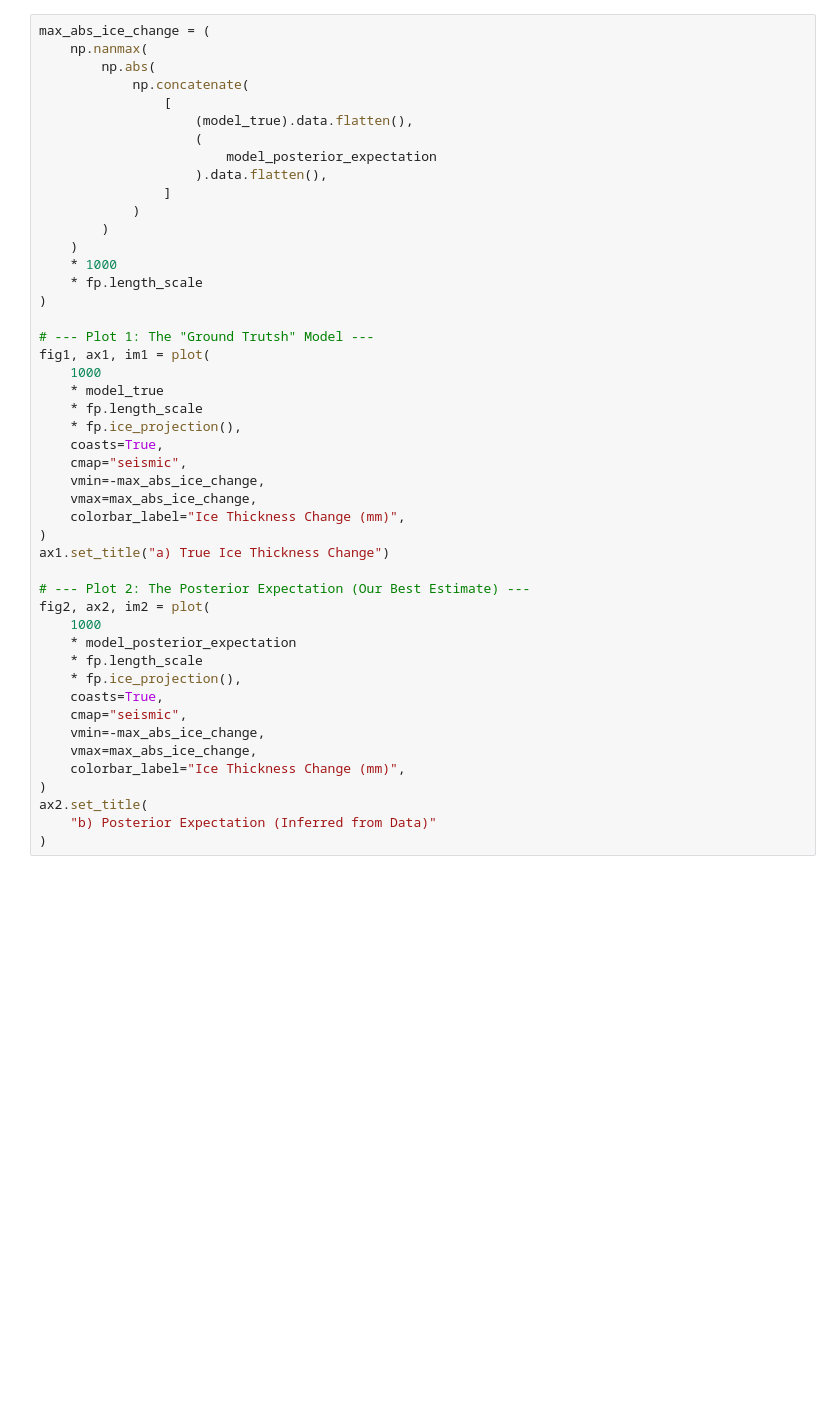
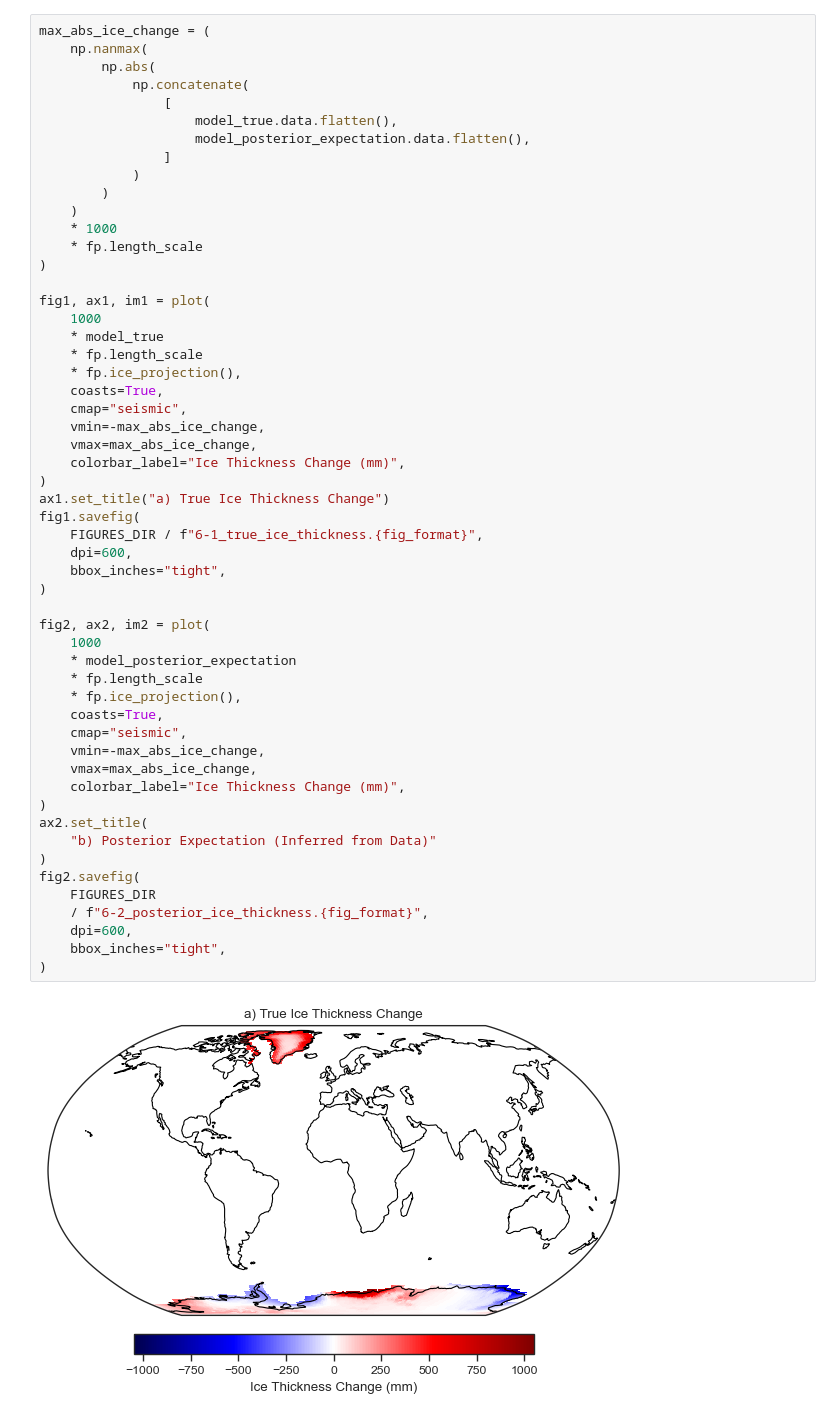
Before and after one commit to 0thomasholland/Part_III_Project, a Jupyter notebook: notebooks/06 - Simple Inversion.ipynb, the cells around one changed output. Drawn from its saved outputs; the diff is of its cells as text; blank space fills up the shorter version.

Commit message:
Expand Notebook 06 with simple inversion figures and GMSL comparison

```diff
--- a/notebooks/06 - Simple Inversion.ipynb
+++ b/notebooks/06 - Simple Inversion.ipynb
@@ -119,10 +191,8 @@ max_abs_ice_change = (
         np.abs(
             np.concatenate(
                 [
-                    (model_true).data.flatten(),
-                    (
-                        model_posterior_expectation
-                    ).data.flatten(),
+                    model_true.data.flatten(),
+                    model_posterior_expectation.data.flatten(),
                 ]
             )
         )
@@ -131,32 +201,43 @@ max_abs_ice_change = (
     * fp.length_scale
 )
 
-# --- Plot 1: The "Ground Trutsh" Model ---
 fig1, ax1, im1 = plot(
     1000
     * model_true
     * fp.length_scale
     * fp.ice_projection(),
     coasts=True,
     cmap="seismic",
     vmin=-max_abs_ice_change,
     vmax=max_abs_ice_change,
     colorbar_label="Ice Thickness Change (mm)",
 )
 ax1.set_title("a) True Ice Thickness Change")
+fig1.savefig(
+    FIGURES_DIR / f"6-1_true_ice_thickness.{fig_format}",
+    dpi=600,
+    bbox_inches="tight",
+)
 
-# --- Plot 2: The Posterior Expectation (Our Best Estimate) ---
 fig2, ax2, im2 = plot(
     1000
     * model_posterior_expectation
     * fp.length_scale
     * fp.ice_projection(),
     coasts=True,
     cmap="seismic",
     vmin=-max_abs_ice_change,
     vmax=max_abs_ice_change,
     colorbar_label="Ice Thickness Change (mm)",
 )
 ax2.set_title(
     "b) Posterior Expectation (Inferred from Data)"
 )
+fig2.savefig(
+    FIGURES_DIR
+    / f"6-2_posterior_ice_thickness.{fig_format}",
+    dpi=600,
+    bbox_inches="tight",
+)
+# %% [output]
+[figure, added]
```
Also changed, not shown: parts of 21 cells of this notebook, 5 other files.
